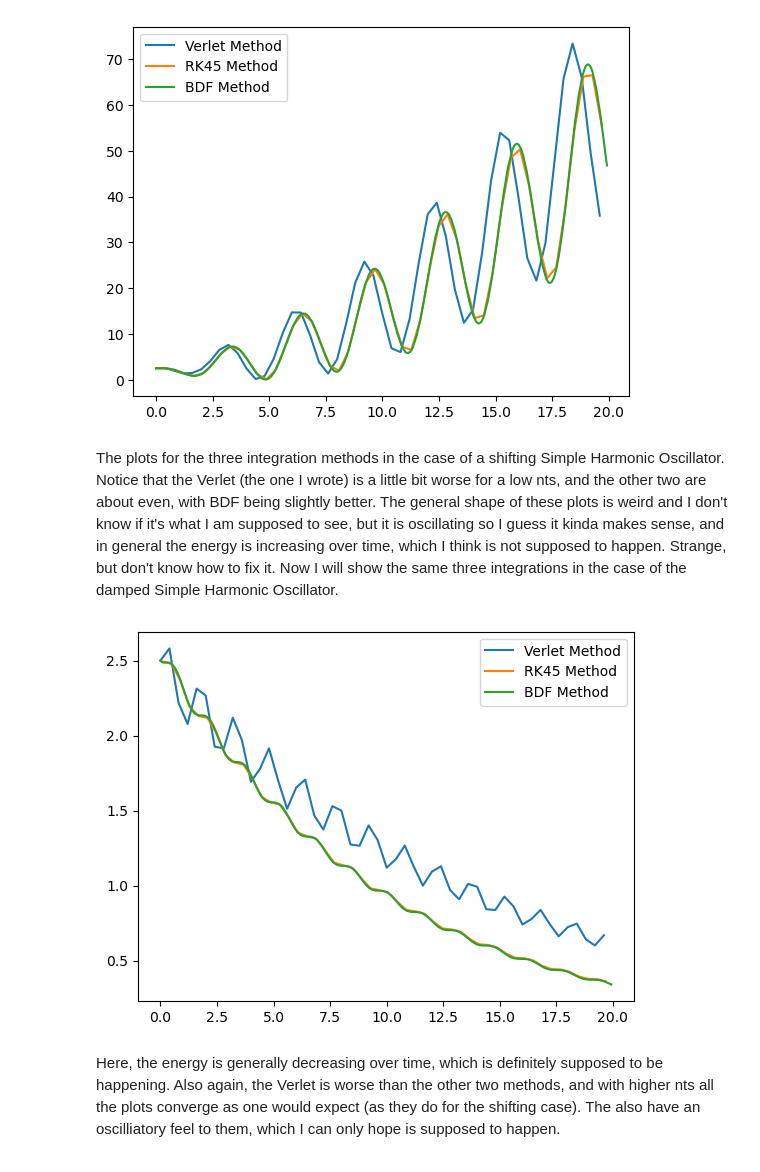
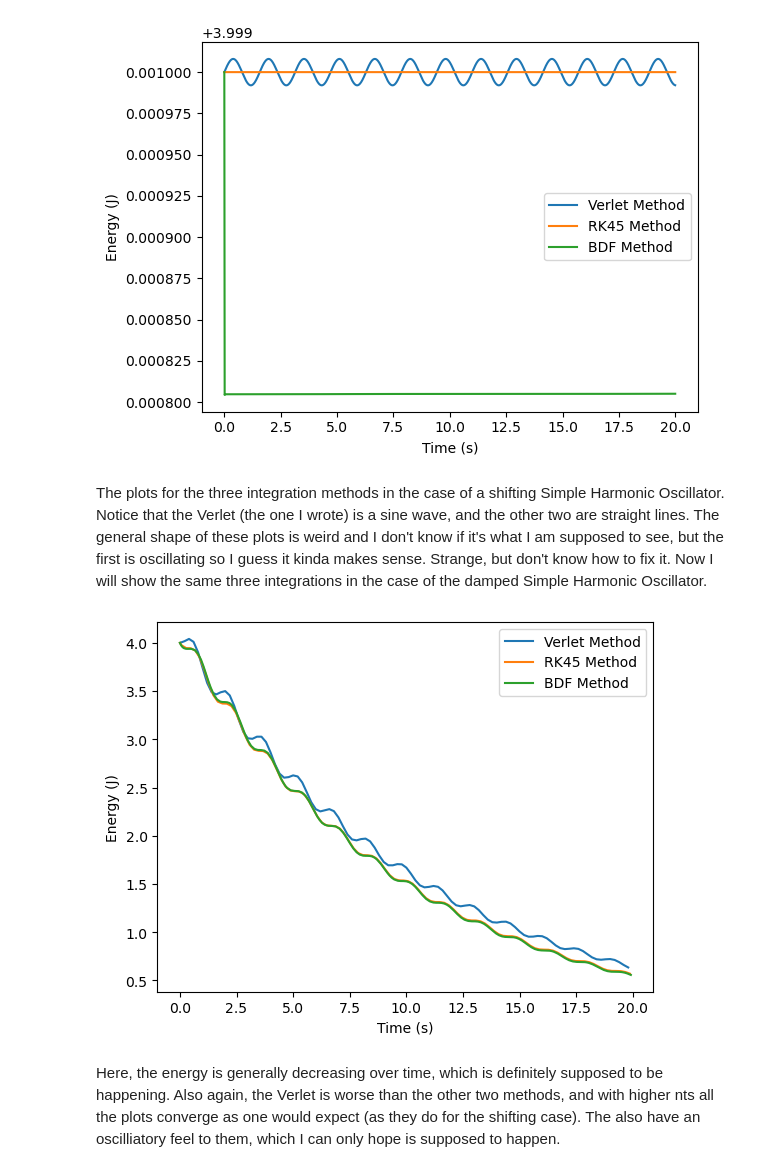
Before and after one commit to Mateo4cacheiro/PHYS4130-S25, a Jupyter notebook: p4-ODE/zekevespie/p4-Main.ipynb, the cells around one changed output. Cells and saved outputs as stored; diff of their text form; code cells hidden in the pictures.

```diff
--- a/p4-ODE/zekevespie/p4-Main.ipynb
+++ b/p4-ODE/zekevespie/p4-Main.ipynb
@@ -88,20 +93,20 @@ from scipy.integrate import RK45, BDF
 
 tmin = 0.0
 tmax = 20.0
-nts = 50
+nts = 10000
 
 x0 = 1
-v0 = 1
+v0 = 2
 w = 2
 phi = 0
-beta = 0.1
+beta = 0.5
 
 t_array = np.linspace(tmin, tmax, nts, endpoint=False)
 dt = t_array[1] - t_array[0]
 
 def f(t, y):
     x, v = y
-    a = -pow(w, 2) * x + t
+    a = -pow(w, 2) * x
     return [v, a]
 
 def verlet(x0, v0, w):
@@ -117,12 +122,12 @@ def verlet(x0, v0, w):
     while i < nts - 1:
         x_array[i + 1] = x_array[i] + dt * v_array[i] + pow(dt, 2) * 0.5 * a_array[i]
         a_array[i + 1] = - pow(w, 2) * x_array[i + 1]
-        v_array[i + 1] = v_array[i] + dt * 0.5 * (a_array[i] + a_array[i + 1]) + dt * v0 * t_array[i]
+        v_array[i + 1] = v_array[i] + dt * 0.5 * (a_array[i] + a_array[i + 1])
         i += 1
 
     return x_array, v_array, a_array
 
-#Verlet Velocity Solver with shift
+#Verlet Velocity Solver
 x1, v1, a = verlet(x0, v0, w)
 
 #Verlet Energy
@@ -132,7 +137,7 @@ while i < len(x1):
     E1[i] = 0.5 * (pow(v1[i], 2) + pow(w * x1[i], 2))
     i += 1
 
-#RK4(5) Solver with shift
+#RK4(5) Solver
 solver2 = RK45(f, tmin, [x0, v0], tmax, dt)
 
 t2 = []
@@ -151,37 +156,39 @@ i = 0
 while i < len(x2):
     E2[i] = 0.5 * (pow(v2[i], 2) + pow(w * x2[i], 2))
     i += 1
 
 
-#RDF Solver with shift
+#RDF Solver
 solver3 = BDF(f, tmin, [x0, v0], tmax, dt)
 
 t3 = []
 x3 = []
 v3 = []
 
 while solver3.status == 'running':
     t3.append(solver3.t)
     x3.append(solver3.y[0])
     v3.append(solver3.y[1])
     solver3.step()
 
 #BDF Energy
 E3 = np.zeros(len(x3))
 i = 0
 while i < len(x3):
     E3[i] = 0.5 * (pow(v3[i], 2) + pow(w * x3[i], 2))
     i += 1
 
 p.plot(t_array, E1, label="Verlet Method")
 p.plot(t2, E2, label="RK45 Method")
 p.plot(t3, E3, label="BDF Method")
+p.xlabel('Time (s)')
+p.ylabel('Energy (J)')
 p.legend()
 p.show()
 # %% [output]
-[figure, old version]
+[figure, new version]
-# %% [markdown]
-The plots for the three integration methods in the case of a shifting Simple Harmonic Oscillator. Notice that the Verlet (the one I wrote) is a little bit worse for a low nts, and the other two are about even, with BDF being slightly better. The general shape of these plots is weird and I don't know if it's what I am supposed to see, but it is oscillating so I guess it kinda makes sense, and in general the energy is increasing over time, which I think is not supposed to happen. Strange, but don't know how to fix it. Now I will show the same three integrations in the case of the damped Simple Harmonic Oscillator.
+# %% [markdown]
+The plots for the three integration methods in the case of a shifting Simple Harmonic Oscillator. Notice that the Verlet (the one I wrote) is a sine wave, and the other two are straight lines. The general shape of these plots is weird and I don't know if it's what I am supposed to see, but the first is oscillating so I guess it kinda makes sense. Strange, but don't know how to fix it. Now I will show the same three integrations in the case of the damped Simple Harmonic Oscillator.
 # %%
 %reset -f
 import numpy as np
@@ -190,10 +197,10 @@ from scipy.integrate import RK45, BDF
 
 tmin = 0.0
 tmax = 20.0
-nts = 50
+nts = 100
 
 x0 = 1
-v0 = 1
+v0 = 2
 w = 2
 phi = 0
 beta = 0.1
@@ -224,7 +231,7 @@ def verlet(x0, v0, w):
 
     return x_array, v_array, a_array
 
-#Verlet Velocity Solver; has shift built in
+#Verlet Velocity Solver
 x1, v1, a = verlet(x0, v0, w)
 
 #Verlet Energy
@@ -279,9 +286,11 @@ while i < len(x3):
 p.plot(t_array, E1, label="Verlet Method")
 p.plot(t2, E2, label="RK45 Method")
 p.plot(t3, E3, label="BDF Method")
+p.xlabel('Time (s)')
+p.ylabel('Energy (J)')
 p.legend()
 p.show()
 # %% [output]
-[figure, old version]
+[figure, new version]
 # %% [markdown]
 Here, the energy is generally decreasing over time, which is definitely supposed to be happening. Also again, the Verlet is worse than the other two methods, and with higher nts all the plots converge as one would expect (as they do for the shifting case). The also have an oscilliatory feel to them, which I can only hope is supposed to happen.
```
Also changed, not shown: parts of 8 cells of this notebook, 6 other files.
